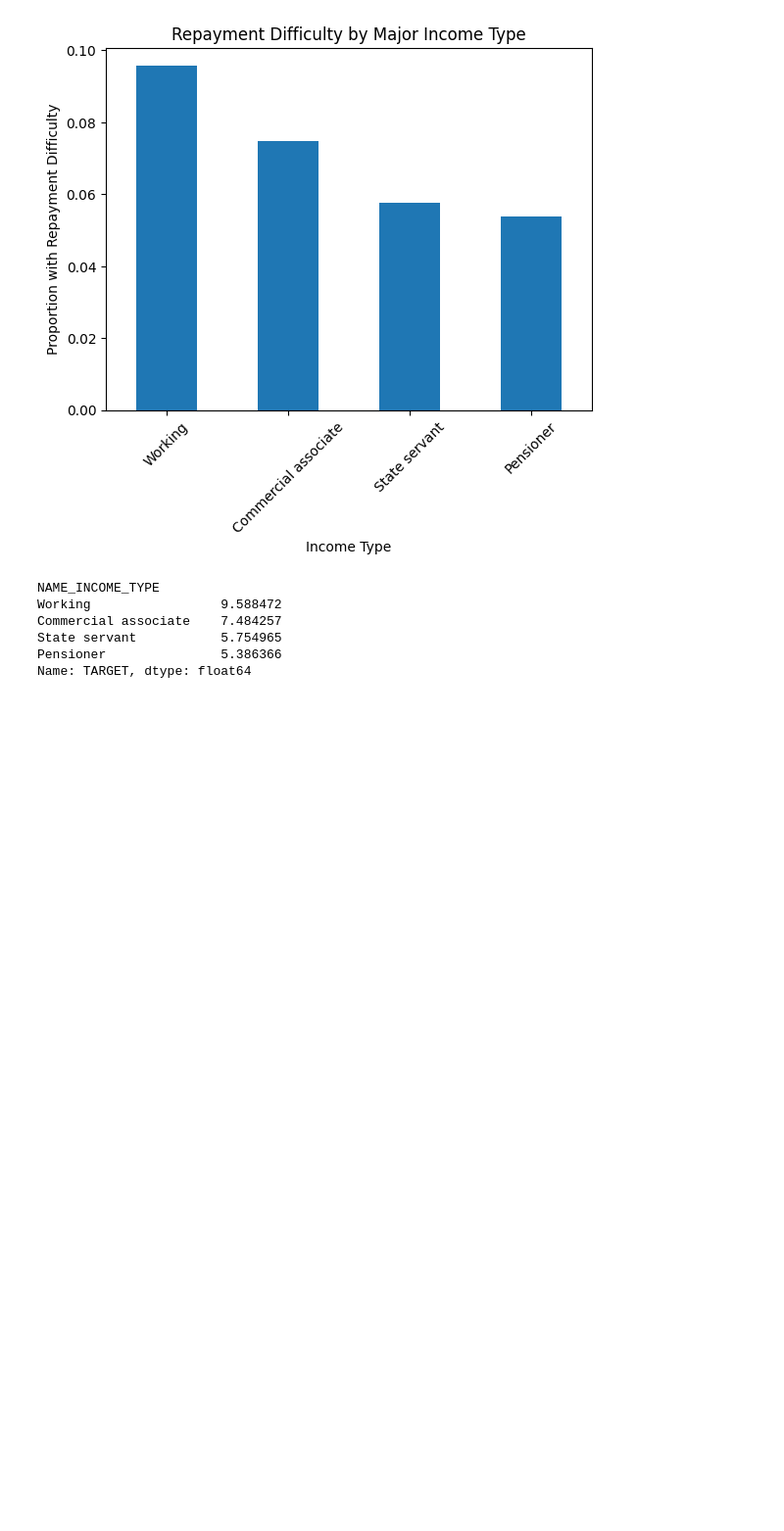
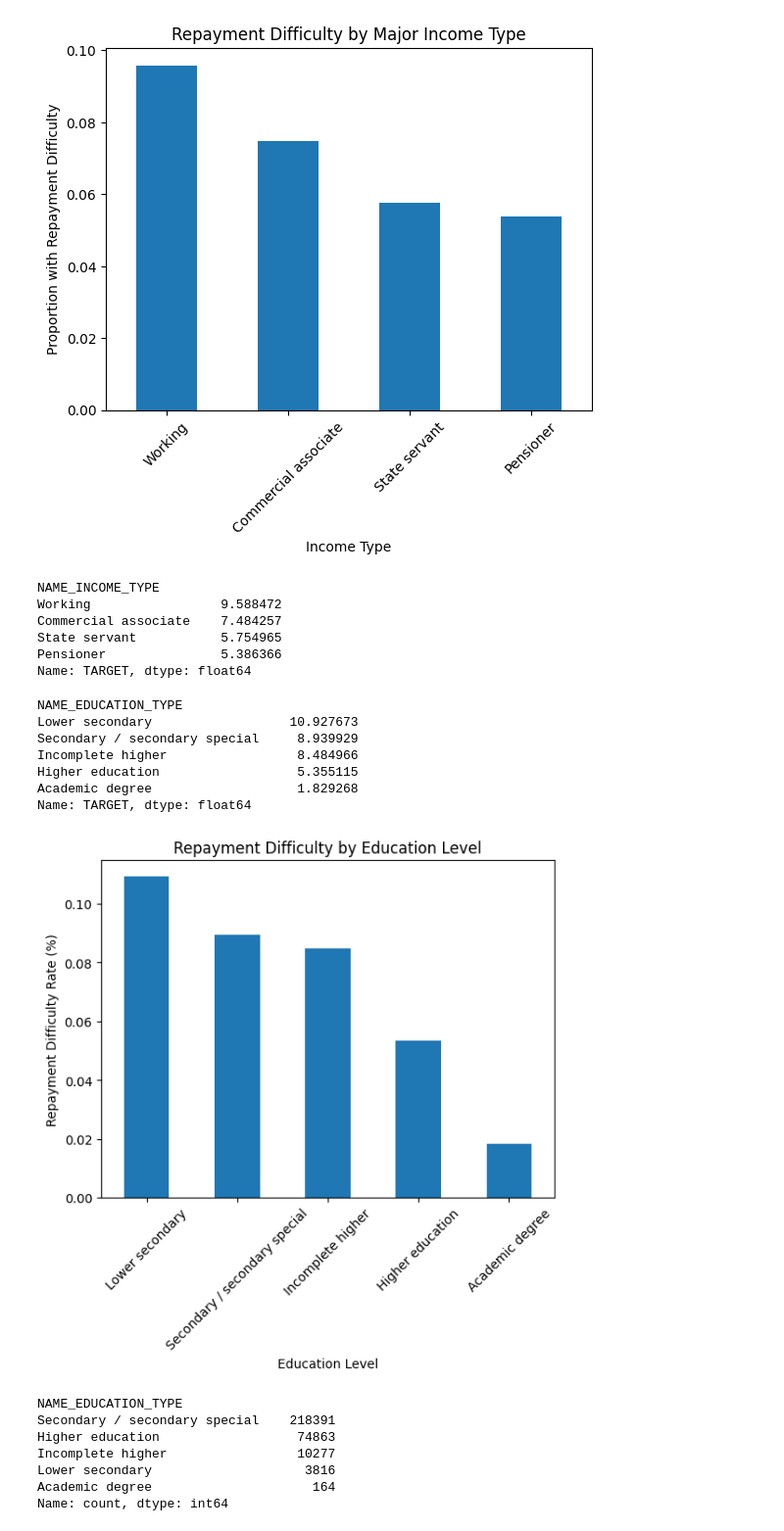
Before and after one commit to chloe-j-brady/home-credit-default-risk, a Jupyter notebook: notebooks/01_exploration.ipynb, the cells around one changed output. Shown at 98% size. Cells and saved outputs as stored; diff of their text form; code cells hidden in the pictures; blank space fills up the shorter version.

```diff
--- a/notebooks/01_exploration.ipynb
+++ b/notebooks/01_exploration.ipynb
@@ -327,3 +381,39 @@ Commercial associate    7.484257
 State servant           5.754965
 Pensioner               5.386366
 Name: TARGET, dtype: float64
+# %%
+## Education and Repayment Difficulty
+
+education_risk = (
+    train.groupby("NAME_EDUCATION_TYPE")["TARGET"]
+    .mean()
+    .sort_values(ascending=False)
+)
+
+print(education_risk * 100)
+education_risk.plot.bar()
+
+plt.title("Repayment Difficulty by Education Level")
+plt.xlabel("Education Level")
+plt.ylabel("Repayment Difficulty Rate (%)")
+plt.xticks(rotation=45)
+plt.show()
+education_counts = train["NAME_EDUCATION_TYPE"].value_counts()
+
+print(education_counts)
+# %% [output]
+NAME_EDUCATION_TYPE
+Lower secondary                  10.927673
+Secondary / secondary special     8.939929
+Incomplete higher                 8.484966
+Higher education                  5.355115
+Academic degree                   1.829268
+Name: TARGET, dtype: float64
+[figure, added]
+NAME_EDUCATION_TYPE
+Secondary / secondary special    218391
+Higher education                  74863
+Incomplete higher                 10277
+Lower secondary                    3816
+Academic degree                     164
+Name: count, dtype: int64
```
Also changed, not shown: parts of 19 cells of this notebook.
